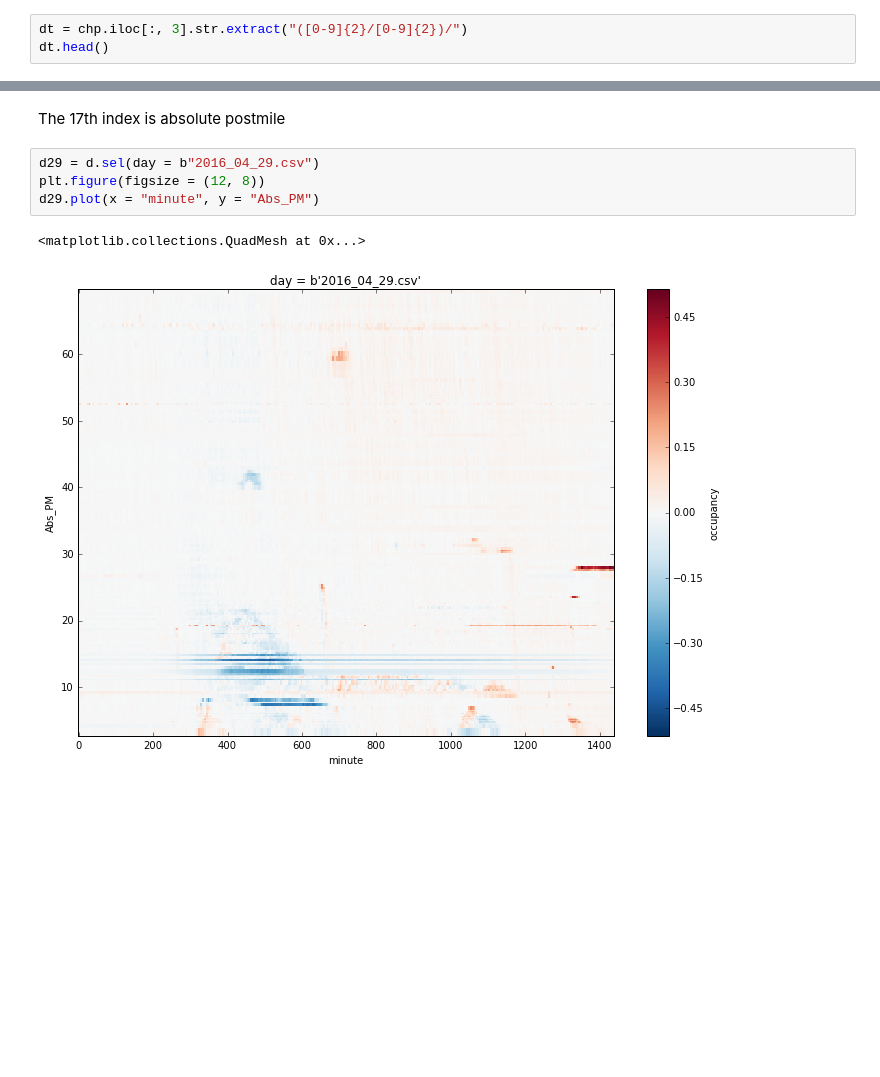
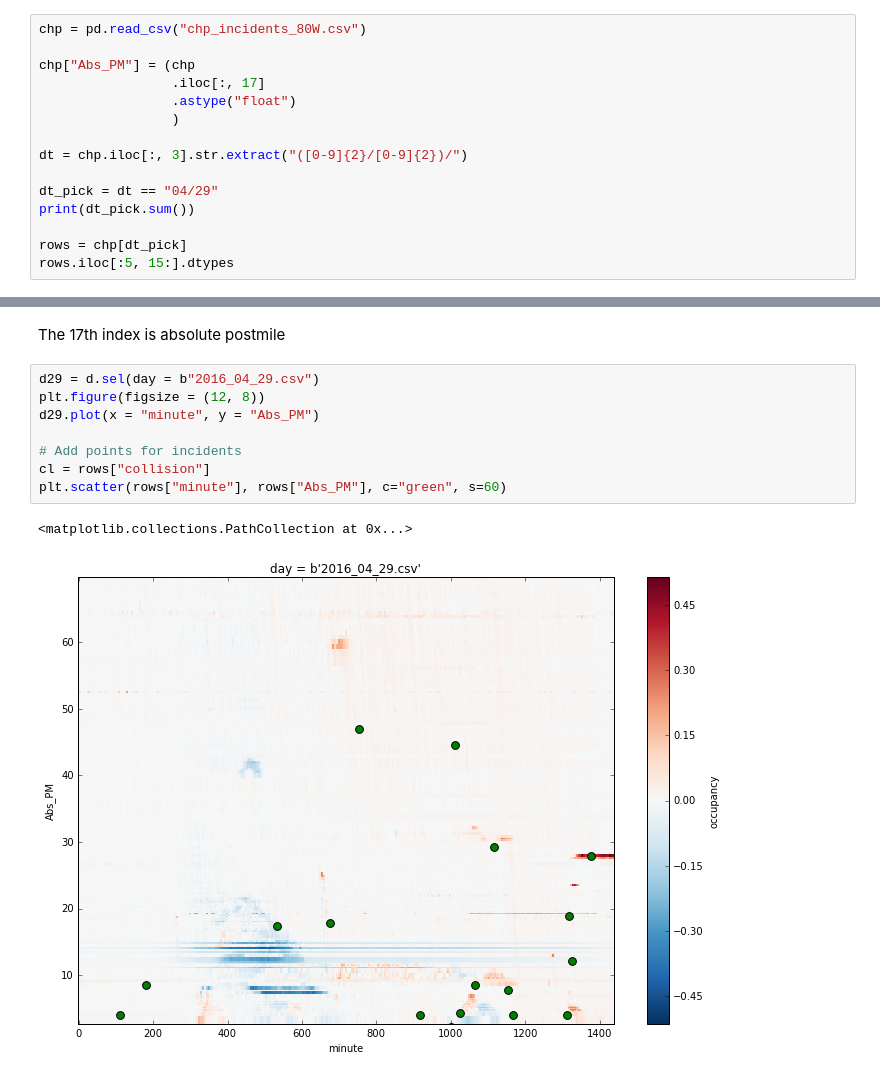
Before and after one commit to clarkfitzg/eci256project, a Jupyter notebook: plots.ipynb, the cells around one changed output, grey strips where cells are left out. Saved outputs shown, nothing was run; the diff lists cells and outputs as text; blank space fills up the shorter version.

```diff
--- a/plots.ipynb
+++ b/plots.ipynb
@@ -44,4 +32,16 @@ chp.head()
 # %%
+chp = pd.read_csv("chp_incidents_80W.csv")
+
+chp["Abs_PM"] = (chp
+                 .iloc[:, 17]
+                 .astype("float")
+                 )
+
 dt = chp.iloc[:, 3].str.extract("([0-9]{2}/[0-9]{2})/")
-dt.head()
+
+dt_pick = dt == "04/29"
+print(dt_pick.sum())
+
+rows = chp[dt_pick]
+rows.iloc[:5, 15:].dtypes
 # %% [output]
@@ -69,7 +63,11 @@ The 17th index is absolute postmile
 # %%
 d29 = d.sel(day = b"2016_04_29.csv")
 plt.figure(figsize = (12, 8))
 d29.plot(x = "minute", y = "Abs_PM")
+
+# Add points for incidents
+cl = rows["collision"]
+plt.scatter(rows["minute"], rows["Abs_PM"], c="green", s=60)
 # %% [output]
-<matplotlib.collections.QuadMesh at 0x...>
+<matplotlib.collections.PathCollection at 0x...>
-[figure, old version]
+[figure, new version]
```
Also changed, not shown: parts of 7 cells of this notebook, 4 other files.
